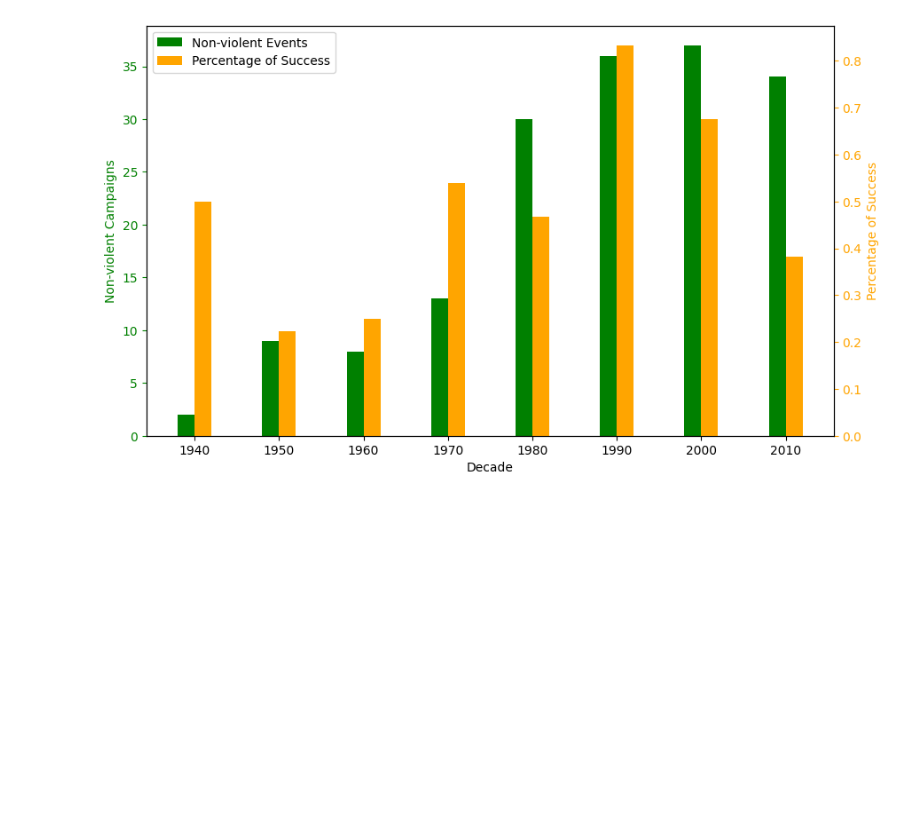
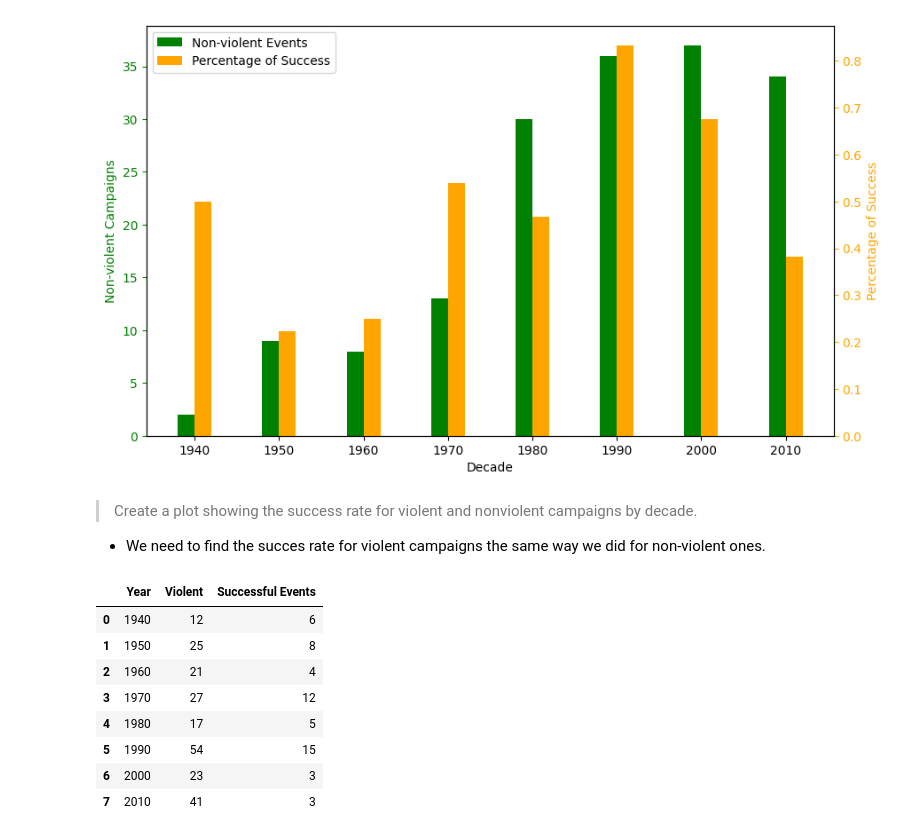
Before and after one commit to Mike-gag/WhyCivilResistanceWorks, a Jupyter notebook: WhyCivilResistanceWorks_gaganis_8200234.ipynb, the cells around one changed output. Cells and saved outputs as stored; diff of their text form; code cells hidden in the pictures; blank space fills up the shorter version.

```diff
--- a/WhyCivilResistanceWorks_gaganis_8200234.ipynb
+++ b/WhyCivilResistanceWorks_gaganis_8200234.ipynb
@@ -240,3 +240,24 @@ ax1.legend(bars, labels, loc='upper left')
 _ = plt.show()
 # %% [output]
 [figure]
+# %% [markdown]
+>Create a plot showing the success rate for violent and nonviolent campaigns by decade.
+
+* We need to find the succes rate for violent campaigns the same way we did for non-violent ones.
+# %%
+successful_violent_data = rounded_down_data[(rounded_down_data['Violent'] == 1) & (navco_data['SUCCESS'] == 1)]
+decade_counts = successful_violent_data.groupby('Year')['ID'].count().reset_index()
+decade_counts.columns = ['Year', 'Successful Events']
+violent_data = violent_data.reset_index()#reset index to make Year a column
+violent_with_success = pd.merge(violent_data, decade_counts, on='Year', how='left')
+violent_with_success
+# %% [output]
+|  | Year | Violent | Successful Events |
+| 0 | 1940 | 12 | 6 |
+| 1 | 1950 | 25 | 8 |
+| 2 | 1960 | 21 | 4 |
+| 3 | 1970 | 27 | 12 |
+| 4 | 1980 | 17 | 5 |
+| 5 | 1990 | 54 | 15 |
+| 6 | 2000 | 23 | 3 |
+| 7 | 2010 | 41 | 3 |
```
Also changed, not shown: parts of 6 cells of this notebook.
